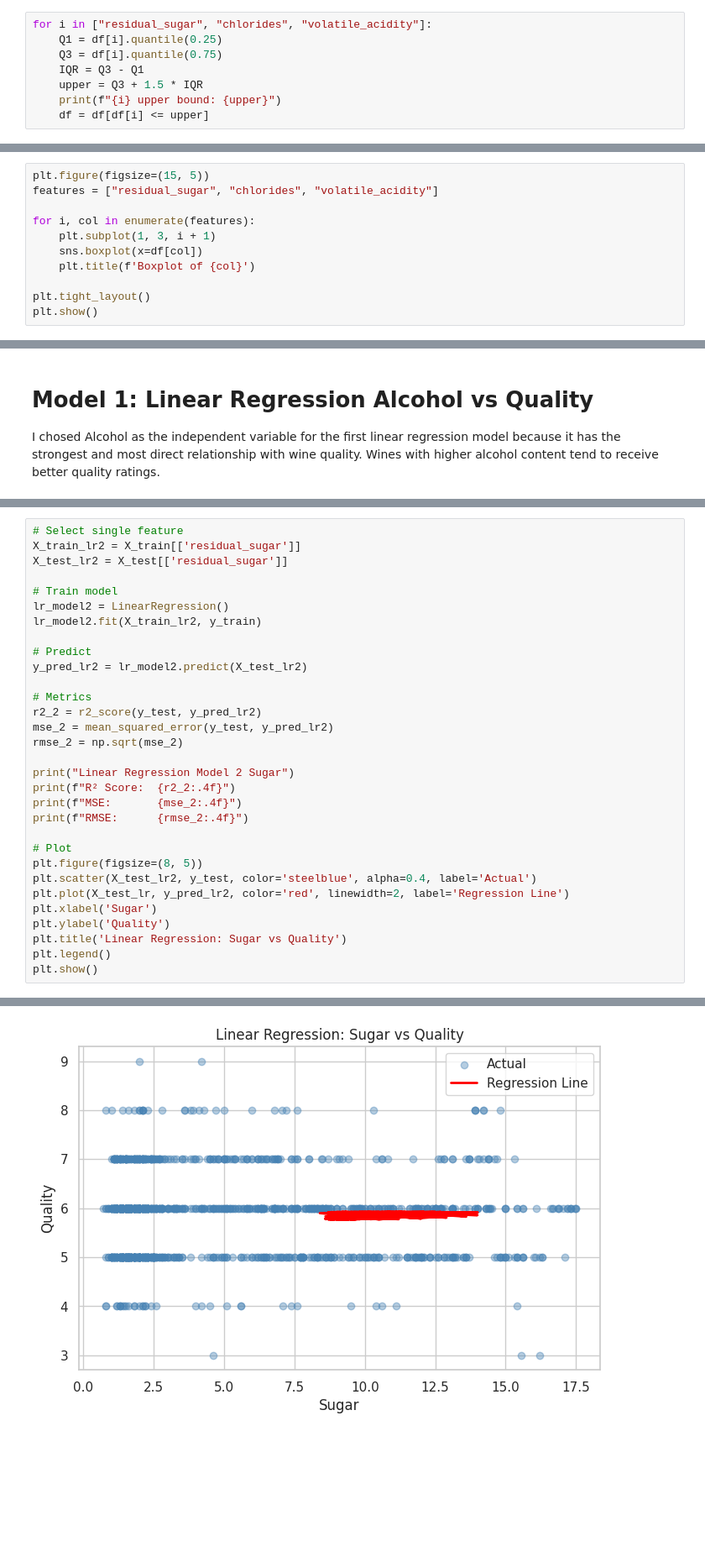
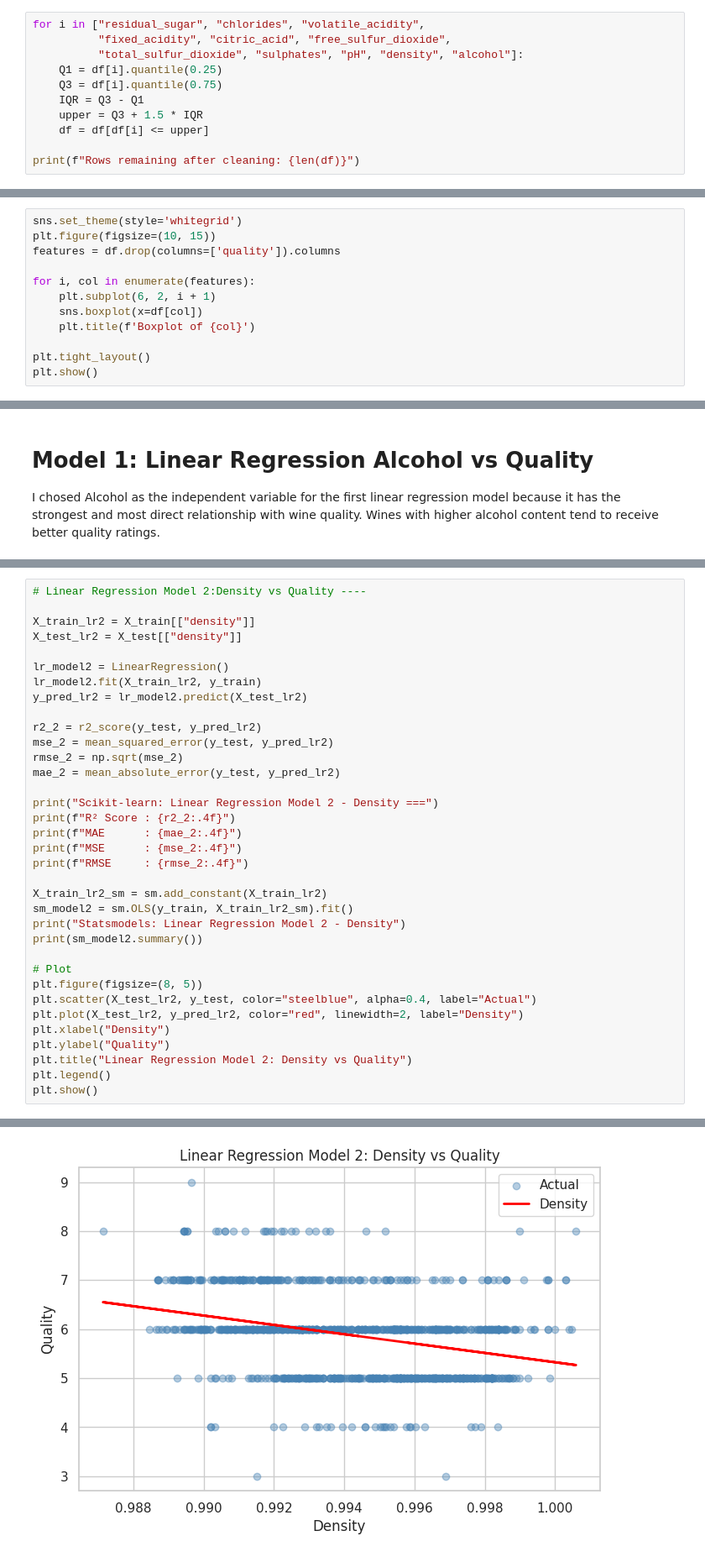
Before and after one commit to roxaaaaa/Predictive-Analytics, a Jupyter notebook: ca1.ipynb, the cells around one changed output, grey strips where cells are left out. Shown at 84% size. Drawn from its saved outputs; the diff is of its cells as text; blank space fills up the shorter version.

```diff
--- a/ca1.ipynb
+++ b/ca1.ipynb
@@ -152,9 +145,12 @@ I only cleaned residual_sugar, chlorides, and volatile_acidity because these wer
 # %%
-for i in ["residual_sugar", "chlorides", "volatile_acidity"]:
+for i in ["residual_sugar", "chlorides", "volatile_acidity",
+          "fixed_acidity", "citric_acid", "free_sulfur_dioxide",
+          "total_sulfur_dioxide", "sulphates", "pH", "density", "alcohol"]:
     Q1 = df[i].quantile(0.25)
     Q3 = df[i].quantile(0.75)
     IQR = Q3 - Q1
     upper = Q3 + 1.5 * IQR
-    print(f"{i} upper bound: {upper}")
     df = df[df[i] <= upper]
+
+print(f"Rows remaining after cleaning: {len(df)}")
 # %% [output]
@@ -174,9 +164,10 @@ This helps linear regression models perform better because it prevents extreme v
 # %%
-plt.figure(figsize=(15, 5))
-features = ["residual_sugar", "chlorides", "volatile_acidity"]
+sns.set_theme(style='whitegrid')
+plt.figure(figsize=(10, 15))
+features = df.drop(columns=['quality']).columns
 
 for i, col in enumerate(features):
-    plt.subplot(1, 3, i + 1)
+    plt.subplot(6, 2, i + 1)
     sns.boxplot(x=df[col])
     plt.title(f'Boxplot of {col}')
 
@@ -295,32 +302,36 @@ I selected residual sugar for the second model because sweetness is an important
 # %%
-# Select single feature
-X_train_lr2 = X_train[['residual_sugar']]
-X_test_lr2 = X_test[['residual_sugar']]
+# Linear Regression Model 2:Density vs Quality ----
 
-# Train model
+X_train_lr2 = X_train[["density"]]
+X_test_lr2 = X_test[["density"]]
+
 lr_model2 = LinearRegression()
 lr_model2.fit(X_train_lr2, y_train)
-
-# Predict
 y_pred_lr2 = lr_model2.predict(X_test_lr2)
 
-# Metrics
 r2_2 = r2_score(y_test, y_pred_lr2)
 mse_2 = mean_squared_error(y_test, y_pred_lr2)
 rmse_2 = np.sqrt(mse_2)
+mae_2 = mean_absolute_error(y_test, y_pred_lr2)
 
-print("Linear Regression Model 2 Sugar")
-print(f"R² Score:  {r2_2:.4f}")
-print(f"MSE:       {mse_2:.4f}")
-print(f"RMSE:      {rmse_2:.4f}")
+print("Scikit-learn: Linear Regression Model 2 - Density ===")
+print(f"R² Score : {r2_2:.4f}")
+print(f"MAE      : {mae_2:.4f}")
+print(f"MSE      : {mse_2:.4f}")
+print(f"RMSE     : {rmse_2:.4f}")
+
+X_train_lr2_sm = sm.add_constant(X_train_lr2)
+sm_model2 = sm.OLS(y_train, X_train_lr2_sm).fit()
+print("Statsmodels: Linear Regression Model 2 - Density")
+print(sm_model2.summary())
 
 # Plot
 plt.figure(figsize=(8, 5))
-plt.scatter(X_test_lr2, y_test, color='steelblue', alpha=0.4, label='Actual')
-plt.plot(X_test_lr, y_pred_lr2, color='red', linewidth=2, label='Regression Line')
-plt.xlabel('Sugar')
-plt.ylabel('Quality')
-plt.title('Linear Regression: Sugar vs Quality')
+plt.scatter(X_test_lr2, y_test, color="steelblue", alpha=0.4, label="Actual")
+plt.plot(X_test_lr2, y_pred_lr2, color="red", linewidth=2, label="Density")
+plt.xlabel("Density")
+plt.ylabel("Quality")
+plt.title("Linear Regression Model 2: Density vs Quality")
 plt.legend()
 plt.show()
 # %% [output]
@@ -331 +355 @@ RMSE:      0.8580
-[figure, old version]
+[figure, new version]
```
Also changed, not shown: parts of 41 cells of this notebook.
